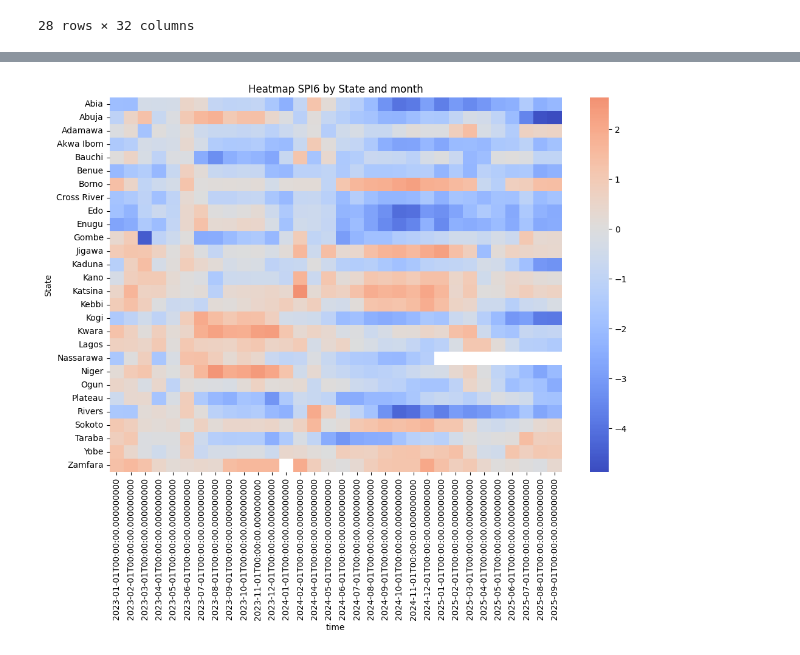
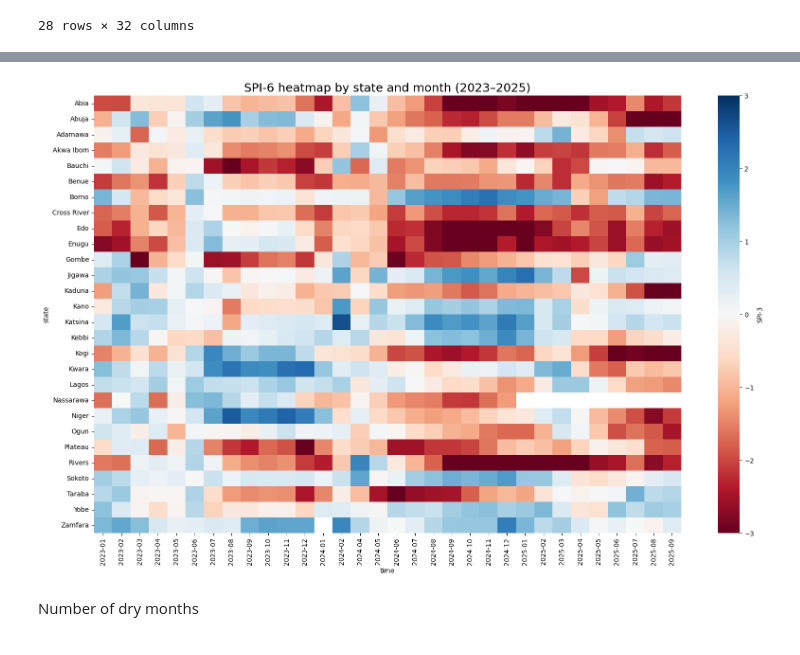
Before and after one commit to tnourlyn/Projet-de-Statapp---WFP-, a Jupyter notebook: SPI_treatement.ipynb, the cells around one changed output, grey strips where cells are left out. Cells and saved outputs as stored; diff of their text form; code cells hidden in the pictures.

```diff
--- a/SPI_treatement.ipynb
+++ b/SPI_treatement.ipynb
@@ -107,9 +490,29 @@ plt.show()
 # %%
-pivot = data_merge.pivot_table(values="SPI_Cum6", index="State", columns="time")
+data_merge["date"] = data_merge["year"].astype(str) + "-" + data_merge["month"].astype(str).str.zfill(2)
 
-plt.figure(figsize=(12,8))
-sns.heatmap(pivot, cmap="coolwarm", center=0)
-plt.title("Heatmap SPI6 by State and month")
+heatmap_data = data_merge.pivot_table(
+    values="SPI_Cum6",
+    index="State",
+    columns="date"
+)
+
+plt.figure(figsize=(20, 12))
+
+sns.heatmap(
+    heatmap_data,
+    cmap="RdBu",   # rouge sec / bleu humide
+    center=0,
+    vmin=-3,
+    vmax=3,
+    cbar_kws={"label": "SPI-3"}
+)
+
+plt.title("SPI-6 heatmap by state and month (2023–2025)", fontsize=18)
+plt.xlabel("time")
+plt.ylabel("state")
+
 plt.show()
 # %% [output]
-[figure, old version]
+[figure, new version]
+# %% [markdown]
+Number of dry months
```
Also changed, not shown: parts of 21 cells of this notebook, 1 other file.
